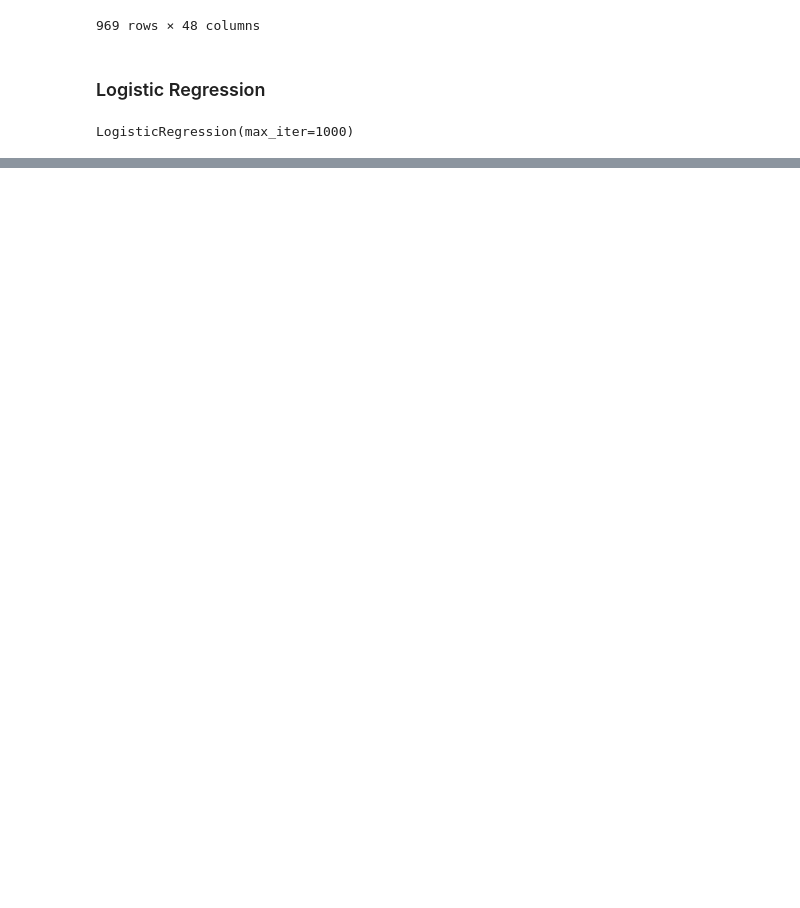
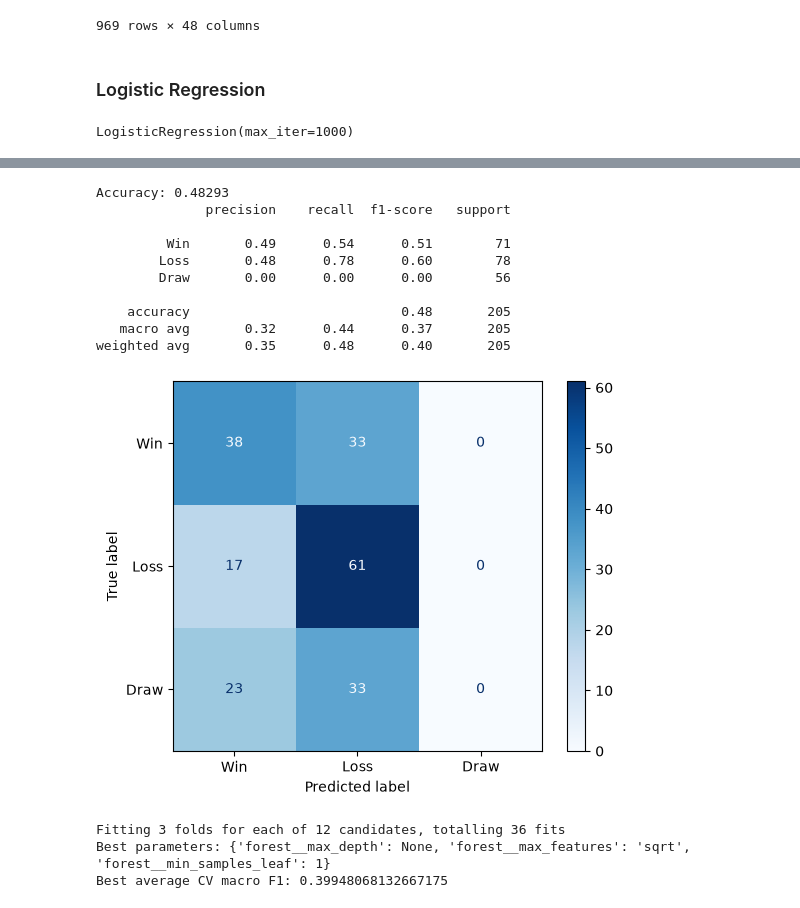
Before and after one commit to nathanalvares19/premier_league_predictor, a Jupyter notebook: main.ipynb, the cells around one changed output, grey strips where cells are left out. Saved outputs shown, nothing was run; the diff lists cells and outputs as text; code cells hidden in the pictures; blank space fills up the shorter version.

Commit message:
random forest

```diff
--- a/main.ipynb
+++ b/main.ipynb
@@ -229,0 +382,28 @@ F1: 0.43599
+# %%
+from sklearn.ensemble import RandomForestClassifier
+
+forest = RandomForestClassifier(
+    n_estimators=150,
+    max_depth=10,
+    min_samples_leaf=5,
+    random_state=42,
+    n_jobs=-1,
+)
+
+forest.fit(X_train_encoded, y_train_encoded)
+
+predictions = forest.predict(X_valid_encoded)
+# %%
+eval.evaluate(forest, X_valid_encoded, y_valid_encoded, predictions)
+# %% [output]
+Accuracy: 0.48293
+              precision    recall  f1-score   support
+
+         Win       0.49      0.54      0.51        71
+        Loss       0.48      0.78      0.60        78
+        Draw       0.00      0.00      0.00        56
+
+    accuracy                           0.48       205
+   macro avg       0.32      0.44      0.37       205
+weighted avg       0.35      0.48      0.40       205
+[figure, added]
@@ -229,0 +467,28 @@ F1: 0.43599
+# %%
+param_grid = {
+    "forest__max_depth": [10, 20, None],
+    "forest__min_samples_leaf": [1, 5],
+    "forest__max_features": ["sqrt", 1.0],
+}
+
+search = GridSearchCV(
+    estimator=pipeline,
+    param_grid=param_grid,
+    scoring={"accuracy": "accuracy", "f1_macro": "f1_macro"},
+    refit="f1_macro",
+    cv=cv,
+    n_jobs=-1,
+    verbose=2,
+    error_score="raise",
+)
+
+search.fit(X_cv, y_cv)
+
+best_forest = search.best_estimator_
+
+print("Best parameters:", search.best_params_)
+print("Best average CV macro F1:", search.best_score_)
+# %% [output]
+Fitting 3 folds for each of 12 candidates, totalling 36 fits
+Best parameters: {'forest__max_depth': None, 'forest__max_features': 'sqrt', 'forest__min_samples_leaf': 1}
+Best average CV macro F1: 0.39948068132667175
```
Also changed, not shown: parts of 16 cells of this notebook, 5 other files.
